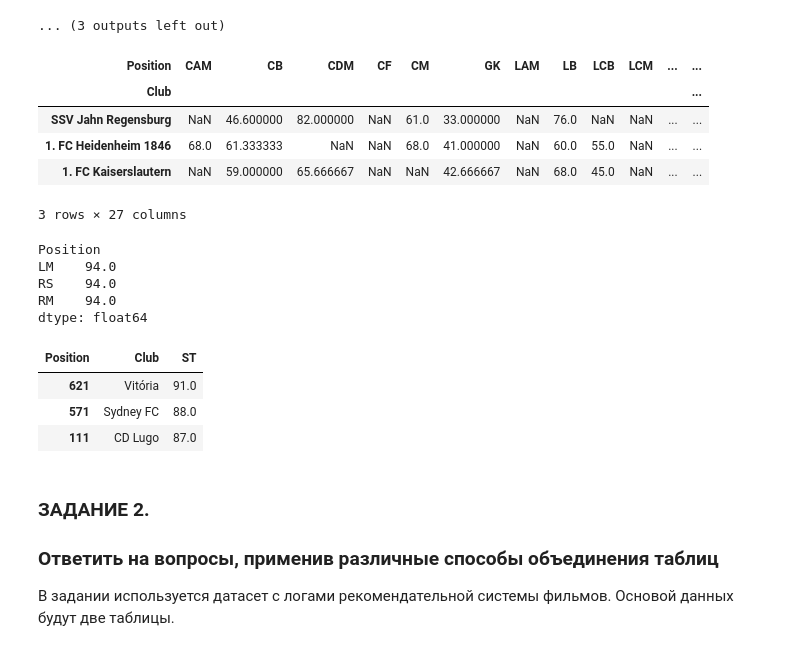
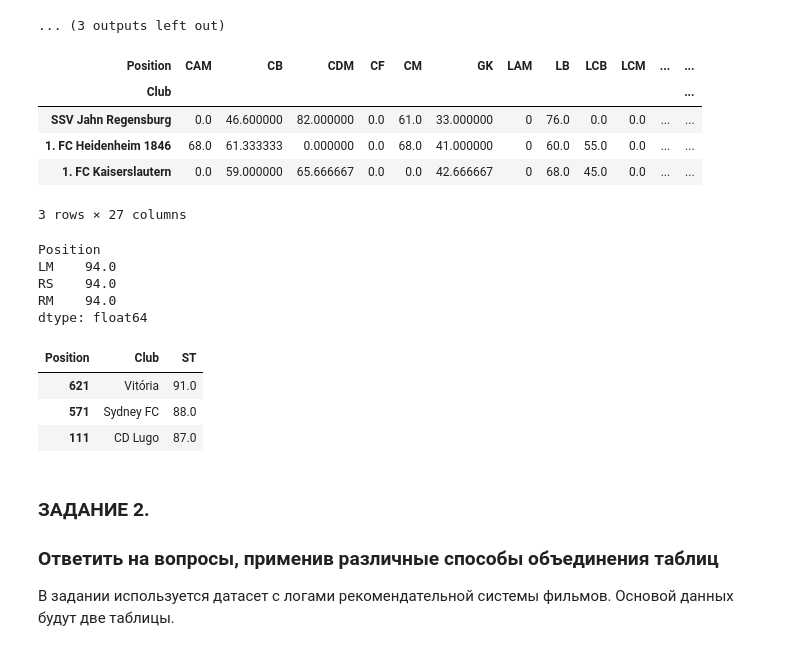
Before and after one commit to AngelinaAngelSun/0.Training-Python_SQL_MLagorithms, a Jupyter notebook: Data_Preprocessing_Cleaning_Filtering_Aggregating.ipynb, the cells around one changed output. Drawn from its saved outputs; the diff is of its cells as text; code cells hidden in the pictures.

```diff
--- a/Data_Preprocessing_Cleaning_Filtering_Aggregating .ipynb
+++ b/Data_Preprocessing_Cleaning_Filtering_Aggregating.ipynb
@@ -379,23 +387,24 @@ Index(['CAM', 'CB', 'CDM'], dtype='object', name='Position')
 # %%
 # Создайте сводную таблицу, содержащую сведения о средней скорости футболистов,
 # занимающих разные позиции в разных футбольных клубах
-pivot_5 = football.pivot_table(index = 'Club', columns = 'Position', values = 'SprintSpeed', aggfunc = 'mean')
+pivot_5 = football.pivot_table(index = 'Club', columns = 'Position', values = 'SprintSpeed', aggfunc = 'mean', fill_value = 0)
 display(pivot_5.head(3))
 
 # Основываясь на данных таблицы, выделите три позиции, представители которых обладают самой высокой скоростью
 # pivot_5.loc[:].max().sort_values(ascending = False).index.tolist()[:3]
 display(pivot_5.max().sort_values(ascending = False)[:3])
 
 # Используя таблицу, созданную на предыдущем шаге, выделите названия трёх клубов, в которых центральные форварды (ST)
 # обладают наибольшей средней скоростью
 # pivot_5['ST'].sort_values(ascending = False).index.tolist()[:3]
+# pivot_5.sort_values('ST').index.tolist()[-3:]
 display(pivot_5.reset_index().sort_values(by = 'ST', ascending = False)[['Club', 'ST']][:3])
 # %% [output]
 | Position | CAM | CB | CDM | CF | CM | GK | LAM | LB | LCB | LCM | ... | ... |
 | Club |  |  |  |  |  |  |  |  |  |  |  | ... |
-| SSV Jahn Regensburg | NaN | 46.600000 | 82.000000 | NaN | 61.0 | 33.000000 | NaN | 76.0 | NaN | NaN | ... | ... |
-| 1. FC Heidenheim 1846 | 68.0 | 61.333333 | NaN | NaN | 68.0 | 41.000000 | NaN | 60.0 | 55.0 | NaN | ... | ... |
-| 1. FC Kaiserslautern | NaN | 59.000000 | 65.666667 | NaN | NaN | 42.666667 | NaN | 68.0 | 45.0 | NaN | ... | ... |
+| SSV Jahn Regensburg | 0.0 | 46.600000 | 82.000000 | 0.0 | 61.0 | 33.000000 | 0 | 76.0 | 0.0 | 0.0 | ... | ... |
+| 1. FC Heidenheim 1846 | 68.0 | 61.333333 | 0.000000 | 0.0 | 68.0 | 41.000000 | 0 | 60.0 | 55.0 | 0.0 | ... | ... |
+| 1. FC Kaiserslautern | 0.0 | 59.000000 | 65.666667 | 0.0 | 0.0 | 42.666667 | 0 | 68.0 | 45.0 | 0.0 | ... | ... |
 3 rows × 27 columns
 Position
 LM    94.0
```
Also changed, not shown: parts of 71 cells of this notebook.
